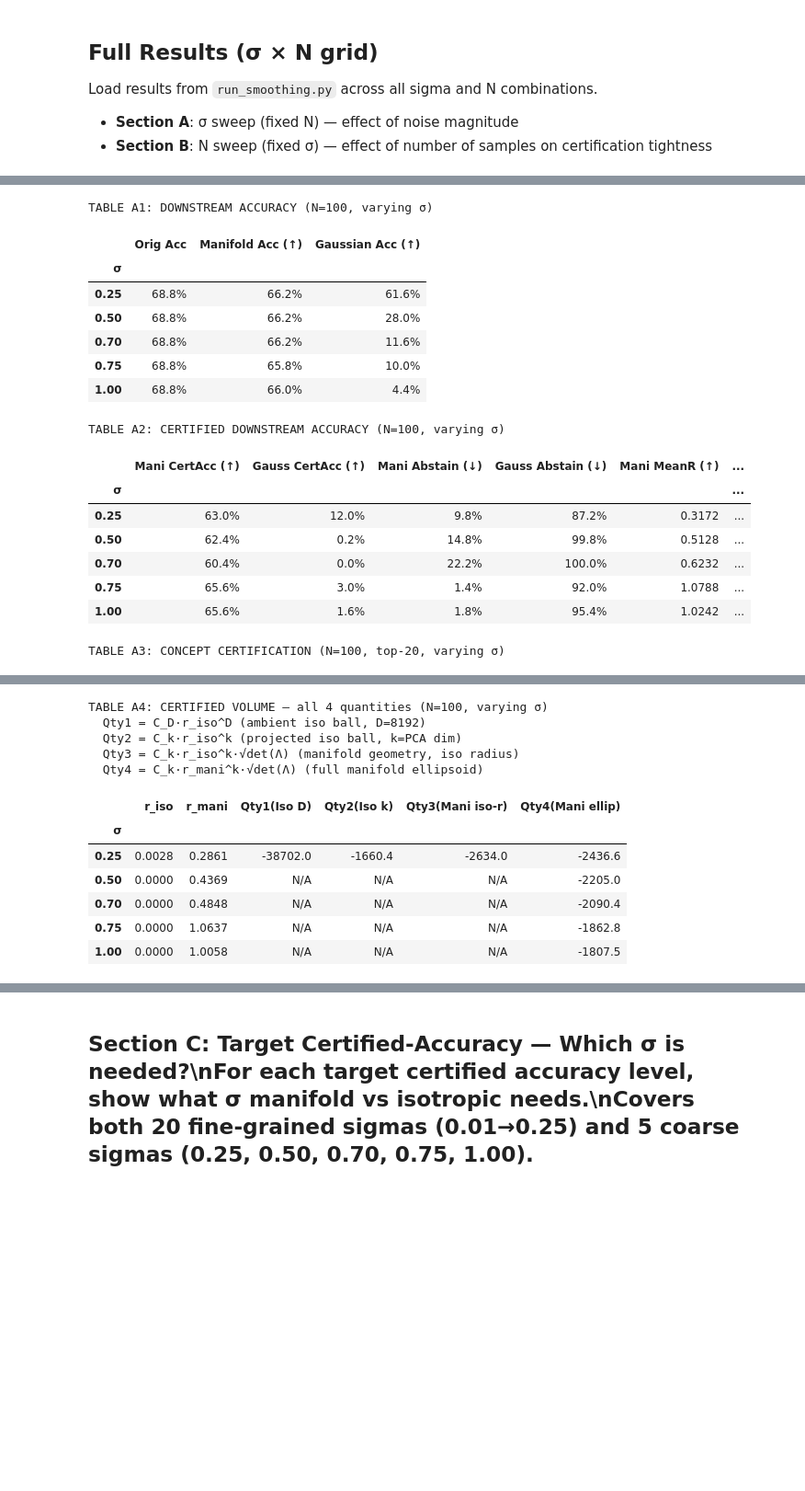
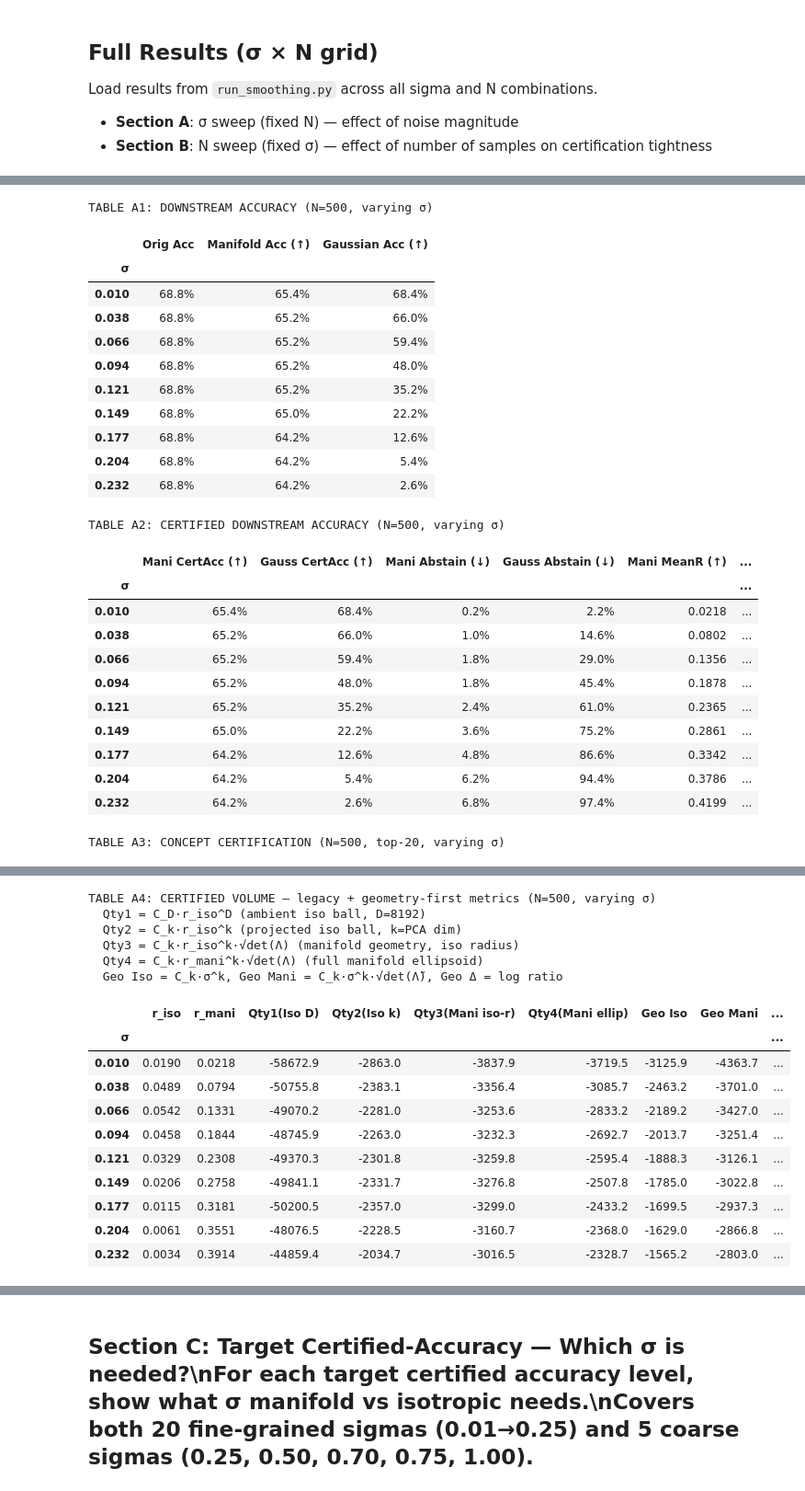
Before and after one commit to daniyaniazi/CFM_smoothing, a Jupyter notebook: notebooks_smoothing_test/smoothing_results.ipynb, the cells around one changed output, grey strips where cells are left out. Shown at 92% size. Drawn from its saved outputs; the diff is of its cells as text; code cells hidden in the pictures; blank space fills up the shorter version.

```diff
--- a/notebooks_smoothing_test/smoothing_results.ipynb
+++ b/notebooks_smoothing_test/smoothing_results.ipynb
@@ -339,11 +339,14 @@ Load results from `run_smoothing.py` across all sigma and N combinations.
 import json
 import numpy as np
 from pathlib import Path
+import pandas as pd
 
 # --- Config ---
-SIGMAS = [0.010, 0.023, 0.035, 0.048, 0.061, 0.073, 0.086, 0.099, 0.111, 0.124,
-          0.136, 0.149, 0.162, 0.174, 0.187, 0.200, 0.212, 0.225, 0.237, 0.250]
-N_VALUES = [100, 300, 500, 700, 1000]
+SIGMAS = [0.010, 0.038, 0.066 ,0.094 ,0.121, 0.149 ,0.177, 0.204, 0.232 ]
+# SIGMAS = [0.010, 0.023, 0.035, 0.048, 0.061, 0.073, 0.086, 0.099, 0.111, 0.124,
+#           0.136, 0.149, 0.162, 0.174, 0.187, 0.200, 0.212, 0.225, 0.237, 0.250]
+# N_VALUES = [100, 300, 500, 700, 1000]
+N_VALUES=[500]
 DATA_BASE = Path("..") / "smoothing_data"
 
 # --- Load results ---
@@ -456,7 +452,9 @@ SyntaxError: invalid character '₂' (U+2082) (2695590605.py, line 3)
 # ============================================================
 # TABLES A1-A3: σ sweep at fixed N=100
 # ============================================================
-FIXED_N = 100
+FIXED_N = 500
+# SIGMAS = [0.010, 0.023, 0.035, 0.048, 0.061, 0.073, 0.086, 0.099, 0.111, 0.124,
+#           0.136, 0.149, 0.162, 0.174, 0.187, 0.200, 0.212, 0.225, 0.237, 0.250]
 sigma_results = {s: grid[(s, FIXED_N)] for s in SIGMAS if (s, FIXED_N) in grid}
 
 if not sigma_results:
@@ -542,22 +540,30 @@ else:
     print("  Geo Iso = C_k·σ^k, Geo Mani = C_k·σ^k·√det(Λ̃), Geo Δ = log ratio")
     display(pd.DataFrame(rows).set_index('σ'))
 # %% [output]
-TABLE A1: DOWNSTREAM ACCURACY (N=100, varying σ)
+TABLE A1: DOWNSTREAM ACCURACY (N=500, varying σ)
 |  | Orig Acc | Manifold Acc (↑) | Gaussian Acc (↑) |
 | σ |  |  |  |
-| 0.25 | 68.8% | 66.2% | 61.6% |
-| 0.50 | 68.8% | 66.2% | 28.0% |
-| 0.70 | 68.8% | 66.2% | 11.6% |
-| 0.75 | 68.8% | 65.8% | 10.0% |
-| 1.00 | 68.8% | 66.0% | 4.4% |
+| 0.010 | 68.8% | 65.4% | 68.4% |
+| 0.038 | 68.8% | 65.2% | 66.0% |
+| 0.066 | 68.8% | 65.2% | 59.4% |
+| 0.094 | 68.8% | 65.2% | 48.0% |
+| 0.121 | 68.8% | 65.2% | 35.2% |
+| 0.149 | 68.8% | 65.0% | 22.2% |
+| 0.177 | 68.8% | 64.2% | 12.6% |
+| 0.204 | 68.8% | 64.2% | 5.4% |
+| 0.232 | 68.8% | 64.2% | 2.6% |
-TABLE A2: CERTIFIED DOWNSTREAM ACCURACY (N=100, varying σ)
+TABLE A2: CERTIFIED DOWNSTREAM ACCURACY (N=500, varying σ)
 |  | Mani CertAcc (↑) | Gauss CertAcc (↑) | Mani Abstain (↓) | Gauss Abstain (↓) | Mani MeanR (↑) | ... |
 | σ |  |  |  |  |  | ... |
-| 0.25 | 63.0% | 12.0% | 9.8% | 87.2% | 0.3172 | ... |
-| 0.50 | 62.4% | 0.2% | 14.8% | 99.8% | 0.5128 | ... |
-| 0.70 | 60.4% | 0.0% | 22.2% | 100.0% | 0.6232 | ... |
-| 0.75 | 65.6% | 3.0% | 1.4% | 92.0% | 1.0788 | ... |
-| 1.00 | 65.6% | 1.6% | 1.8% | 95.4% | 1.0242 | ... |
+| 0.010 | 65.4% | 68.4% | 0.2% | 2.2% | 0.0218 | ... |
+| 0.038 | 65.2% | 66.0% | 1.0% | 14.6% | 0.0802 | ... |
+| 0.066 | 65.2% | 59.4% | 1.8% | 29.0% | 0.1356 | ... |
+| 0.094 | 65.2% | 48.0% | 1.8% | 45.4% | 0.1878 | ... |
+| 0.121 | 65.2% | 35.2% | 2.4% | 61.0% | 0.2365 | ... |
+| 0.149 | 65.0% | 22.2% | 3.6% | 75.2% | 0.2861 | ... |
+| 0.177 | 64.2% | 12.6% | 4.8% | 86.6% | 0.3342 | ... |
+| 0.204 | 64.2% | 5.4% | 6.2% | 94.4% | 0.3786 | ... |
+| 0.232 | 64.2% | 2.6% | 6.8% | 97.4% | 0.4199 | ... |
-TABLE A3: CONCEPT CERTIFICATION (N=100, top-20, varying σ)
+TABLE A3: CONCEPT CERTIFICATION (N=500, top-20, varying σ)
 |  | Mani Survival (↑) | Gauss Survival (↑) | Mani Overlap (↑) | Gauss Overlap (↑) | Mani MeanR | Gauss MeanR |
 | σ |  |  |  |  |  |  |
@@ -569,15 +579,20 @@ TABLE A3: CONCEPT CERTIFICATION (N=100, top-20, varying σ)
-TABLE A4: CERTIFIED VOLUME — all 4 quantities (N=100, varying σ)
+TABLE A4: CERTIFIED VOLUME — legacy + geometry-first metrics (N=500, varying σ)
   Qty1 = C_D·r_iso^D (ambient iso ball, D=8192)
   Qty2 = C_k·r_iso^k (projected iso ball, k=PCA dim)
   Qty3 = C_k·r_iso^k·√det(Λ) (manifold geometry, iso radius)
   Qty4 = C_k·r_mani^k·√det(Λ) (full manifold ellipsoid)
+  Geo Iso = C_k·σ^k, Geo Mani = C_k·σ^k·√det(Λ̃), Geo Δ = log ratio
-|  | r_iso | r_mani | Qty1(Iso D) | Qty2(Iso k) | Qty3(Mani iso-r) | Qty4(Mani ellip) |
-| σ |  |  |  |  |  |  |
-| 0.25 | 0.0028 | 0.2861 | -38702.0 | -1660.4 | -2634.0 | -2436.6 |
-| 0.50 | 0.0000 | 0.4369 | N/A | N/A | N/A | -2205.0 |
-| 0.70 | 0.0000 | 0.4848 | N/A | N/A | N/A | -2090.4 |
-| 0.75 | 0.0000 | 1.0637 | N/A | N/A | N/A | -1862.8 |
-| 1.00 | 0.0000 | 1.0058 | N/A | N/A | N/A | -1807.5 |
+|  | r_iso | r_mani | Qty1(Iso D) | Qty2(Iso k) | Qty3(Mani iso-r) | Qty4(Mani ellip) | Geo Iso | Geo Mani | ... |
+| σ |  |  |  |  |  |  |  |  | ... |
+| 0.010 | 0.0190 | 0.0218 | -58672.9 | -2863.0 | -3837.9 | -3719.5 | -3125.9 | -4363.7 | ... |
+| 0.038 | 0.0489 | 0.0794 | -50755.8 | -2383.1 | -3356.4 | -3085.7 | -2463.2 | -3701.0 | ... |
+| 0.066 | 0.0542 | 0.1331 | -49070.2 | -2281.0 | -3253.6 | -2833.2 | -2189.2 | -3427.0 | ... |
+| 0.094 | 0.0458 | 0.1844 | -48745.9 | -2263.0 | -3232.3 | -2692.7 | -2013.7 | -3251.4 | ... |
+| 0.121 | 0.0329 | 0.2308 | -49370.3 | -2301.8 | -3259.8 | -2595.4 | -1888.3 | -3126.1 | ... |
+| 0.149 | 0.0206 | 0.2758 | -49841.1 | -2331.7 | -3276.8 | -2507.8 | -1785.0 | -3022.8 | ... |
+| 0.177 | 0.0115 | 0.3181 | -50200.5 | -2357.0 | -3299.0 | -2433.2 | -1699.5 | -2937.3 | ... |
+| 0.204 | 0.0061 | 0.3551 | -48076.5 | -2228.5 | -3160.7 | -2368.0 | -1629.0 | -2866.8 | ... |
+| 0.232 | 0.0034 | 0.3914 | -44859.4 | -2034.7 | -3016.5 | -2328.7 | -1565.2 | -2803.0 | ... |
 # %%
 # ============================================================
 # PLOTS A: σ sweep at fixed N=100
```
Also changed, not shown: parts of 15 cells of this notebook, 1 other file.
